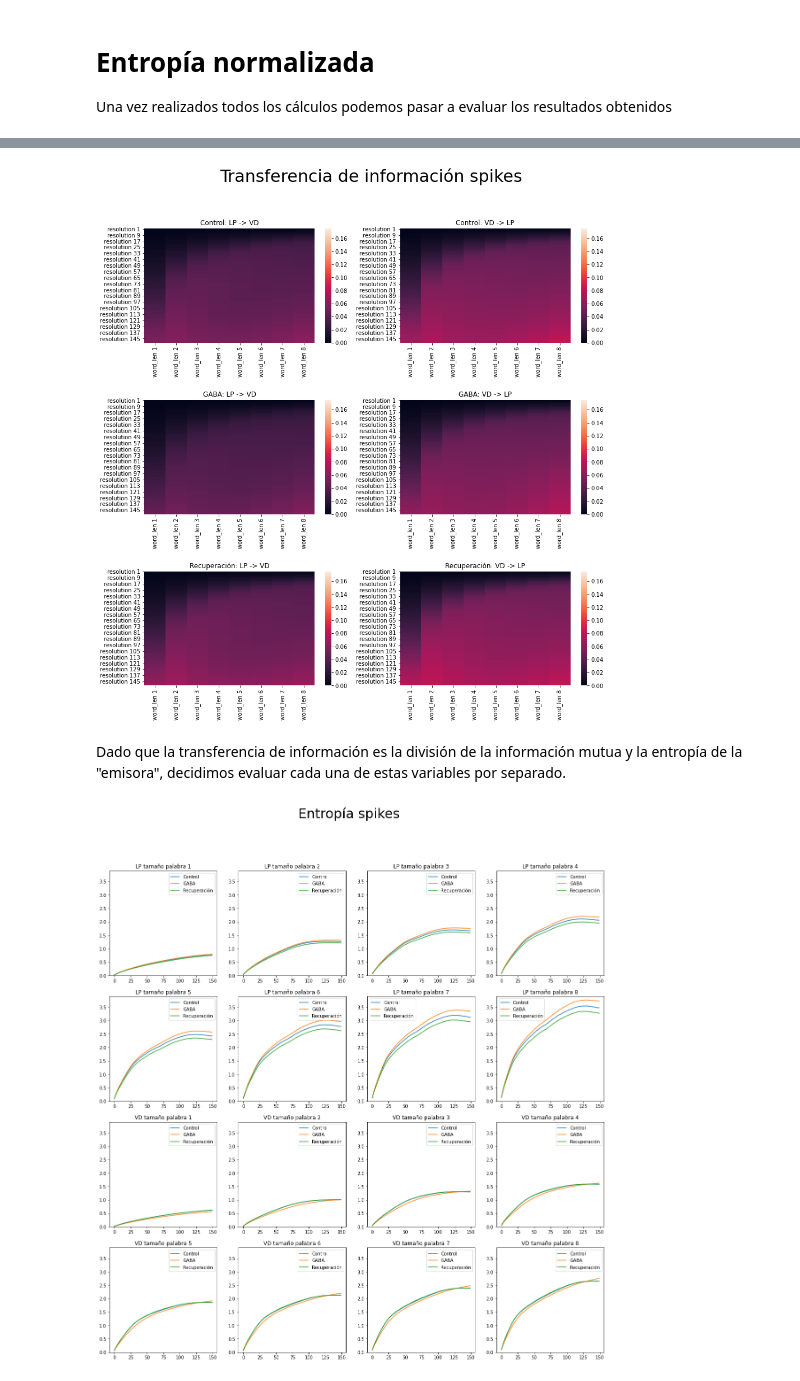
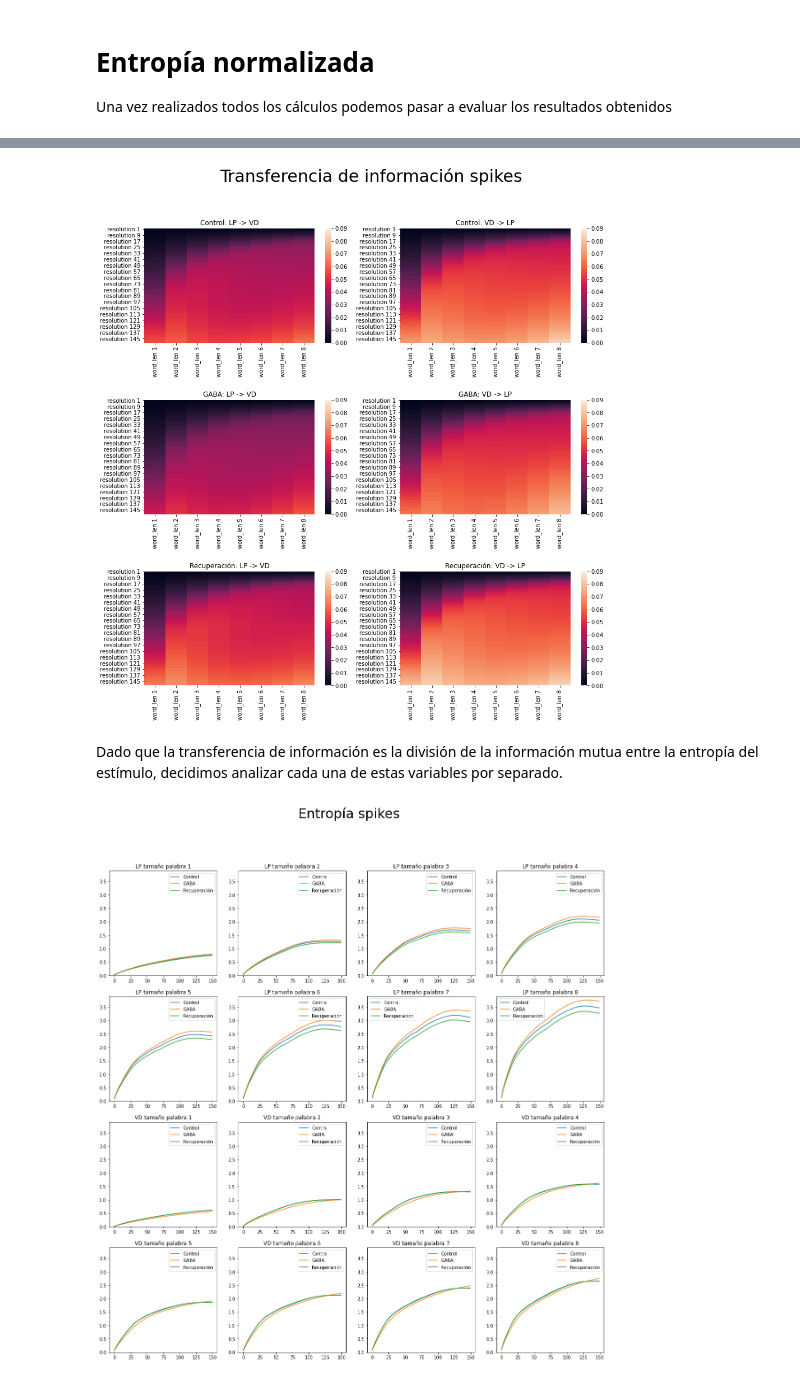
Before and after one commit to OscarGB/MUCD-TI, a Jupyter notebook: TI_practica.ipynb, the cells around one changed output, grey strips where cells are left out. Cells and saved outputs as stored; diff of their text form; code cells hidden in the pictures.

```diff
--- a/TI_practica.ipynb
+++ b/TI_practica.ipynb
@@ -205,9 +205,11 @@ for i in range(len(from_files)):
 
     plt.subplot(2, 3, i+1)
     plt.plot(ers_LP)
+    plt.ylim((0,0.016))
     plt.title(f"{titles[i]}: LP")
 
     plt.subplot(2, 3, i+4)
     plt.plot(ers_VD)
+    plt.ylim((0,0.016))
     plt.title(f"{titles[i]}: VD")
 # %% [output]
@@ -333,7 +335,7 @@ for w in range(1,9):
             data["transfer_info_col1_col2"].reset_index(drop=True, inplace=True)
             plt.plot(data["transfer_info_col1_col2"][f"word_len {w}"], label=labels[i])
     plt.legend()
-    plt.ylim((0,0.175))
+    plt.ylim((0,0.09))
     plt.title(f"LP -> VD tamaño palabra {w}")
     plt.subplot(4, 4, w+8)
     for i in range(len(from_files)):
@@ -342,6 +344,6 @@ for w in range(1,9):
             data["transfer_info_col2_col1"].reset_index(drop=True, inplace=True)
             plt.plot(data["transfer_info_col2_col1"][f"word_len {w}"], label=labels[i])
     plt.title(f"VD -> LP tamaño palabra {w}")
-    plt.ylim((0,0.175))
+    plt.ylim((0,0.09))
     plt.legend()
 # %% [output]
@@ -357,24 +357,24 @@ Además, se pensamos que la transferencia de información de LP a VD es algo may
 # %%
 from_files = ["dataC.pkl",
               "dataG.pkl",
               "dataR.pkl"]
 labels = ["Control", "GABA", "Recuperación"]
 fig = plt.figure(figsize=(15,15))
 fig.suptitle("Transferencia de información spikes", fontsize=30)
 plt.subplots_adjust(hspace=0.5)
 for i in range(len(from_files)):
     with open(from_files[i], "rb") as f:
         data = pickle.load(f)
     plt.subplot(3, 2, 2*i + 1)
-    sns.heatmap(data['transfer_info_col1_col2'].convert_dtypes(), vmin=0, vmax=0.175)
+    sns.heatmap(data['transfer_info_col1_col2'].convert_dtypes(), vmin=0, vmax=0.09)
     plt.title(f"{labels[i]}: LP -> VD")
     plt.subplot(3, 2, 2*i + 2)
-    sns.heatmap(data['transfer_info_col2_col1'].convert_dtypes(), vmin=0, vmax=0.175)
+    sns.heatmap(data['transfer_info_col2_col1'].convert_dtypes(), vmin=0, vmax=0.09)
     plt.title(f"{labels[i]}: VD -> LP")
 # %% [output]
-[figure, old version]
+[figure, new version]
 # %% [markdown]
-Dado que la transferencia de información es la división de la información mutua y la entropía de la "emisora", decidimos evaluar cada una de estas variables por separado.
+Dado que la transferencia de información es la división de la información mutua entre la entropía del estímulo, decidimos analizar cada una de estas variables por separado.
 # %%
 from_files = ["dataC.pkl",
               "dataG.pkl",
```
Also changed, not shown: parts of 8 cells of this notebook.
